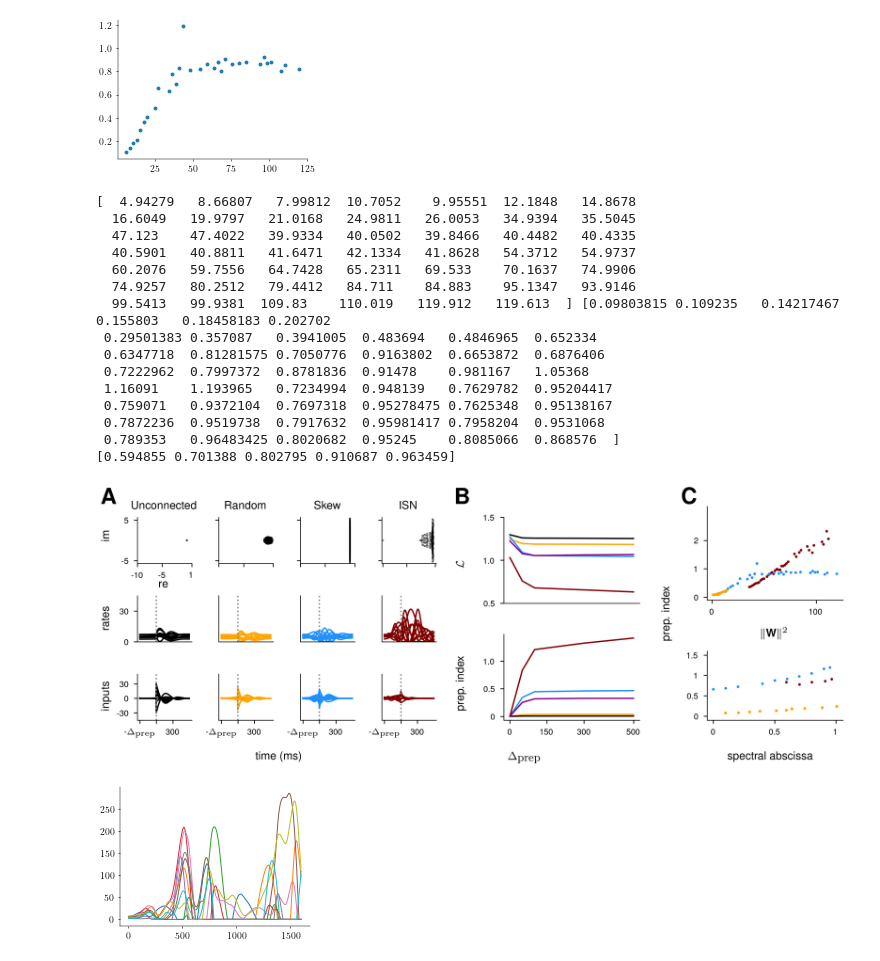
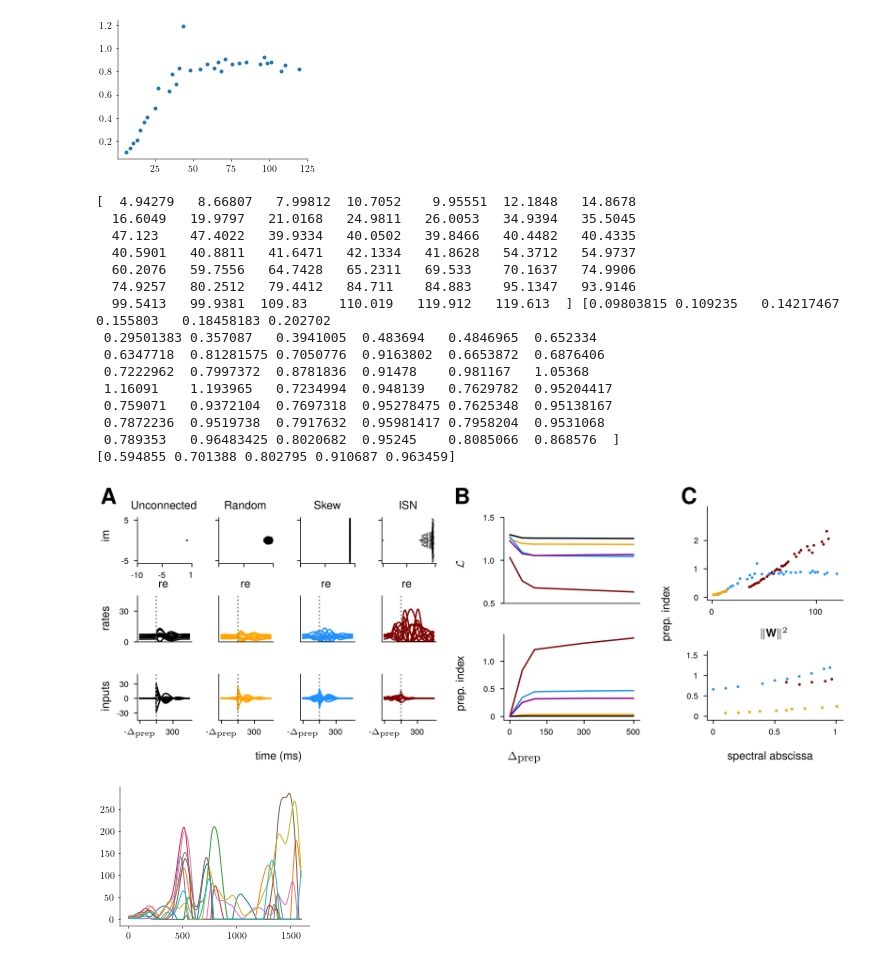
Before and after one commit to marineschimel/why-prep-2, a Jupyter notebook: notebooks/fig_comparison.ipynb, the cells around one changed output. Saved outputs shown, nothing was run; the diff lists cells and outputs as text; code cells hidden in the pictures.

```diff
--- a/notebooks/fig_comparison.ipynb
+++ b/notebooks/fig_comparison.ipynb
@@ -476,7 +476,7 @@ ax00.set_yticks([-5,5], [-5,5], fontsize= fs_m1)
 ax00.set_xticks([-10,-5,1], [-10,-5,1], fontsize= fs_m1)
 ax00.set_ylim(-5.7, 5.7)
 #ax01.set_ylabel('im', fontsize=fs_m1, labelpad = -1)
-# ax00.set_xlabel('re', fontsize=fs_m1, labelpad = -3)
+#ax00.set_xlabel('re', fontsize=fs_m1, labelpad = -3)
 
 ## Skew
 ax01 = plt.subplot(gs[0,2])
@@ -610,34 +610,37 @@ fig.text(0.08, 0.93, '$\\textbf{A}$', size = 16)
 fig.text(0.52, 0.93, '$\\textbf{B}$', size = 16)
 fig.text(0.8, 0.93, '$\\textbf{C}$', size = 16)
 fig.text(0.30, -0.021, 'time (ms)', size = fs, ha='center')
 fig.text(0.158, 0.62, 're', size = fs, ha='center')
+fig.text(0.26, 0.62, 're', size = fs, ha='center')
+fig.text(0.36, 0.62, 're', size = fs, ha='center')
+fig.text(0.46, 0.62, 're', size = fs, ha='center')
 fig.text(0.91, -0.021, 'spectral abscissa', size = fs, ha='center')
 fig.text(0.605, -0.021, "$\\Delta_{\\textrm{prep}}$", size = fs, ha='center')
 fig.text(0.52, 0.17, 'prep. index', size = fs, rotation = "vertical")
 fig.text(0.775, 0.43, 'prep. index', size = fs, rotation = "vertical")
 #fig.text(0.027, 0.71, "$\\mathcal{L}/\\mathcal{L}(0)$", size = fs, rotation = "vertical")
 fig.text(0.52, 0.7, '$\\mathcal{L}$', size = fs, rotation = "vertical")
 fig.text(0.08, 0.47, 'rates', size = fs, rotation = "vertical")
 fig.text(0.08, 0.17, 'inputs', size = fs, rotation = "vertical")
 fig.text(0.08, 0.8, 'im', size = fs, rotation = "vertical")
 fig.savefig("fig_comp_nets.pdf", format = "pdf", bbox_inches='tight')
 # %% [output]
 [  4.94279   8.66807   7.99812  10.7052    9.95551  12.1848   14.8678
   16.6049   19.9797   21.0168   24.9811   26.0053   34.9394   35.5045
   47.123    47.4022   39.9334   40.0502   39.8466   40.4482   40.4335
   40.5901   40.8811   41.6471   42.1334   41.8628   54.3712   54.9737
   60.2076   59.7556   64.7428   65.2311   69.533    70.1637   74.9906
   74.9257   80.2512   79.4412   84.711    84.883    95.1347   93.9146
   99.5413   99.9381  109.83    110.019   119.912   119.613  ] [0.09803815 0.109235   0.14217467 0.155803   0.18458183 0.202702
  0.29501383 0.357087   0.3941005  0.483694   0.4846965  0.652334
  0.6347718  0.81281575 0.7050776  0.9163802  0.6653872  0.6876406
  0.7222962  0.7997372  0.8781836  0.91478    0.981167   1.05368
  1.16091    1.193965   0.7234994  0.948139   0.7629782  0.95204417
  0.759071   0.9372104  0.7697318  0.95278475 0.7625348  0.95138167
  0.7872236  0.9519738  0.7917632  0.95981417 0.7958204  0.9531068
  0.789353   0.96483425 0.8020682  0.95245    0.8085066  0.868576  ]
 [0.594855 0.701388 0.802795 0.910687 0.963459]
-[figure, old version]
+[figure, new version]
 # %%
 rates = np.loadtxt("/home/mmcs3/rds/rds-t2-cs156-T7o4pEA8QoU/mmcs3/final_results/ramping_soc/seed_13_mixed_dt/rates_7_200")
 plt.plot(rates[:,:10])
```
Also changed, not shown: parts of 1 cell of this notebook, 6 other files.
